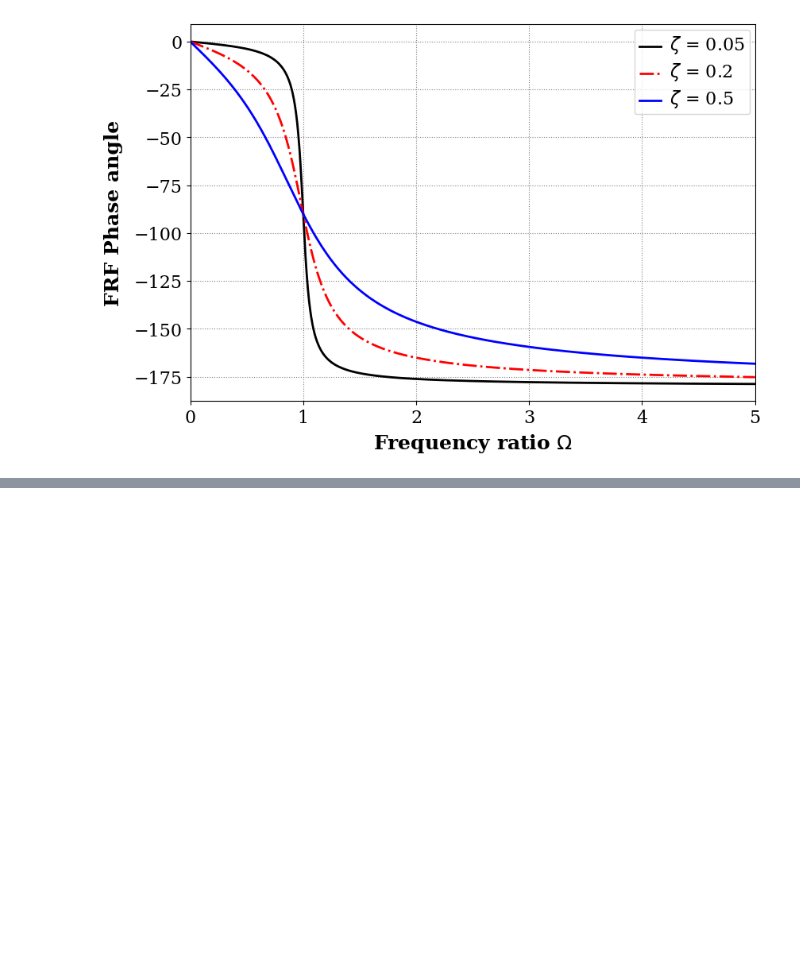
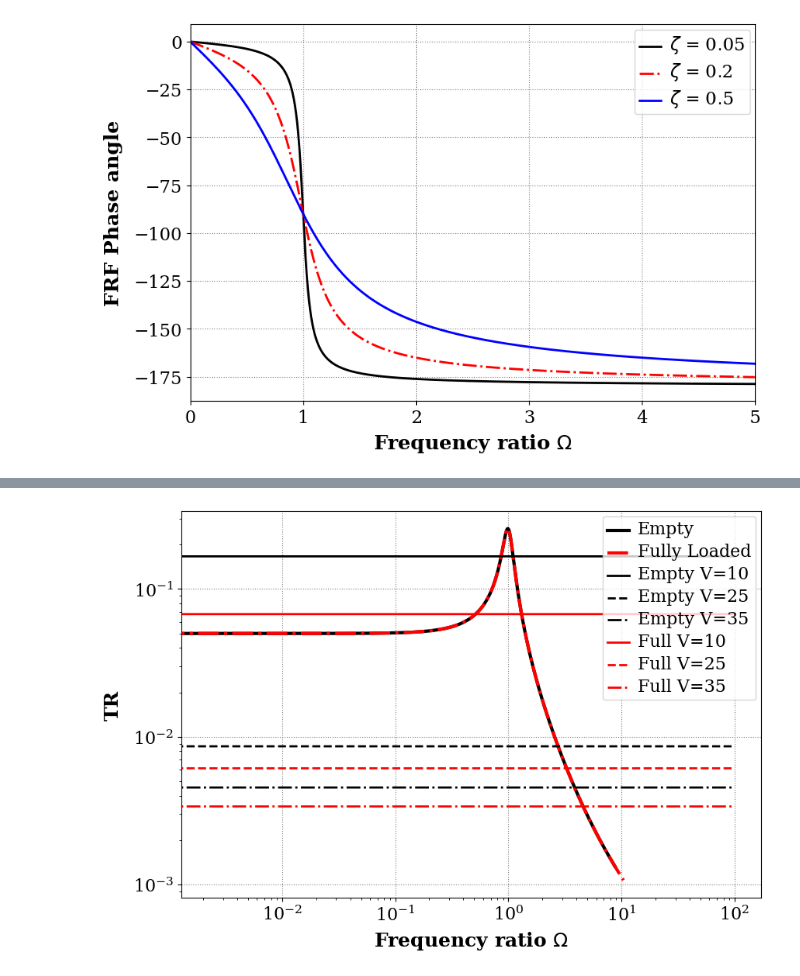
Before and after one commit to GabrielJ13/AeroelasticityPIA, a Jupyter notebook: PIA_Aeroelasticity.ipynb, the cells around one changed output, grey strips where cells are left out. Saved outputs shown, nothing was run; the diff lists cells and outputs as text; code cells hidden in the pictures; blank space fills up the shorter version.

```diff
--- a/PIA_Aeroelasticity.ipynb
+++ b/PIA_Aeroelasticity.ipynb
@@ -472,0 +511,91 @@ plt.setp(ltext,family='Serif',fontsize=16)
+# %%
+import numpy as np    # numpy is the main module for numeric calculations, which will be called as np
+
+
+# Import the plotting module
+import matplotlib.pyplot as plt
+
+
+# Set up parameters
+w = np.linspace(0,100,4000)          # Frequency ratio range for FRF plot
+
+w_ne = 11.4;
+w_nf = 9.587;
+wr1 = w/w_ne;
+wr2 = w/w_nf;
+
+w1 = 12.5664;
+w2 = 31.4159;
+w3 = 43.9823;
+
+x_in = 0.05;
+
+#Calculate general tranmissibility
+
+zeta = 0.1;
+TR_abs_01 = np.abs((1+1j*2*zeta*wr1)/(1-wr1**2 + 1j*2*zeta*wr1)) * x_in;
+
+TR_abs_02 = np.abs((1+1j*2*zeta*wr2)/(1-wr2**2 + 1j*2*zeta*wr2)) * x_in;
+
+#Calculate specific tranmissibility Empty
+
+TR1_e = x_in * np.abs((1+1j*2*zeta*(w1/w_ne))/(1-(w1/w_ne)**2 + 1j*2*zeta*(w1/w_ne)));
+TR1_e = np.full((4000, 1), TR1_e);
+
+TR2_e = x_in * np.abs((1+1j*2*zeta*(w2/w_ne))/(1-(w2/w_ne)**2 + 1j*2*zeta*(w2/w_ne)));
+TR2_e = np.full((4000, 1), TR2_e);
+
+TR3_e = x_in * np.abs((1+1j*2*zeta*(w3/w_ne))/(1-(w3/w_ne)**2 + 1j*2*zeta*(w3/w_ne)));
+TR3_e = np.full((4000, 1), TR3_e);
+
+#Calculate specific tranmissibility Loaded
+
+TR1_f = x_in * np.abs((1+1j*2*zeta*(w1/w_nf))/(1-(w1/w_nf)**2 + 1j*2*zeta*(w1/w_nf)));
+TR1_f = np.full((4000, 1), TR1_f);
+
+TR2_f = x_in * np.abs((1+1j*2*zeta*(w2/w_nf))/(1-(w2/w_nf)**2 + 1j*2*zeta*(w2/w_nf)));
+TR2_f = np.full((4000, 1), TR2_f);
+
+TR3_f = x_in * np.abs((1+1j*2*zeta*(w3/w_nf))/(1-(w3/w_nf)**2 + 1j*2*zeta*(w3/w_nf)));
+TR3_f = np.full((4000, 1), TR3_f);
+
+# Plot the magnitude
+
+# Change the size of plot
+fig = plt.figure(figsize=(9,6))
+
+# Get current axes using gca
+ax = plt.gca()
+
+# Change the axis units to serif
+plt.setp(ax.get_ymajorticklabels(),family='serif',fontsize=16)
+plt.setp(ax.get_xmajorticklabels(),family='serif',fontsize=16)
+
+# Tweak spacing to prevent clipping of labels
+plt.subplots_adjust(bottom=0.17,left=0.17,top=1,right=1)
+
+# Plot grid can be activated and modified
+ax.grid(True,linestyle=':',color='0.5')
+ax.set_axisbelow(True)
+
+# Define axis labels
+plt.xlabel('Frequency ratio $\Omega$',family='serif',fontsize=18,weight='bold',labelpad=5)
+plt.ylabel('TR',family='serif',fontsize=18,weight='bold',labelpad=10)
+
+
+plt.loglog(wr1, TR_abs_01,color="black", linewidth=3, linestyle = '-', label=r'Empty')
+plt.loglog(wr2, TR_abs_02,color="red", linewidth=3, linestyle = '-.', label=r'Fully Loaded')
+
+plt.plot(w,TR1_e,color="black",  linestyle = '-',linewidth=2,label = r'Empty V=10')
+plt.plot(w,TR2_e,color="black",  linestyle = '--',linewidth=2,label = r'Empty V=25')
+plt.plot(w,TR3_e,color="black",  linestyle = '-.',linewidth=2,label = r'Empty V=35')
+
+plt.plot(w,TR1_f, color="red", linestyle = '-',linewidth=2,label = r'Full V=10')
+plt.plot(w,TR2_f, color="red", linestyle = '--',linewidth=2,label = r'Full V=25')
+plt.plot(w,TR3_f, color="red", linestyle = '-.',linewidth=2,label = r'Full V=35')
+
+
+leg = plt.legend(loc='upper right', fancybox=True)
+ltext  = leg.get_texts()
+plt.setp(ltext,family='Serif',fontsize=16)
+# %% [output]
@@ -472,0 +619 @@ plt.setp(ltext,family='Serif',fontsize=16)
+[figure, added]
```
Also changed, not shown: parts of 19 cells of this notebook, 3 other files.
